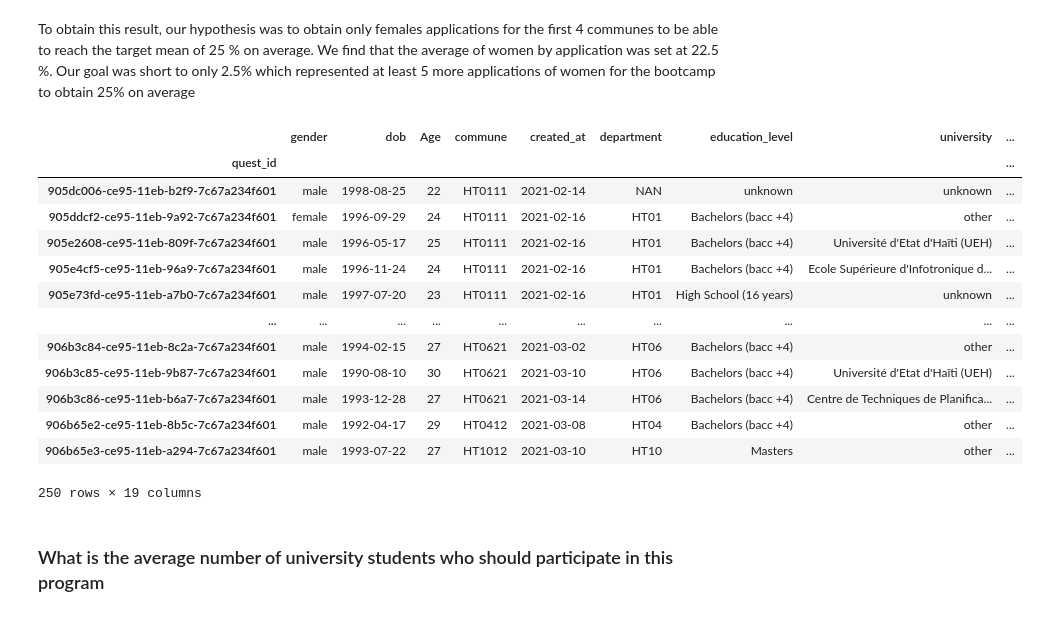
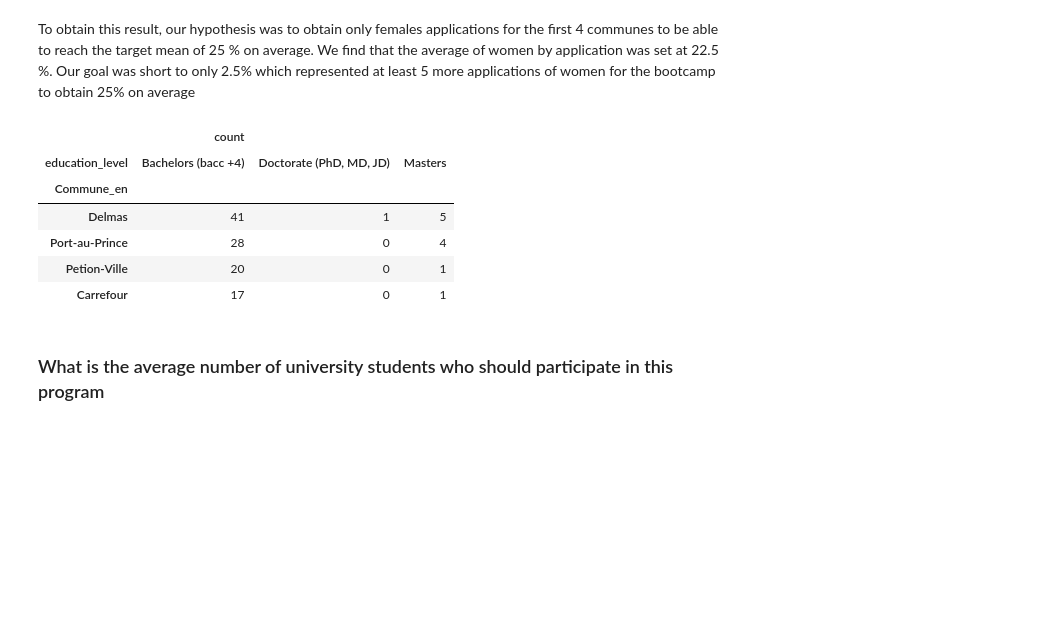
Before and after one commit to VIP509/Data-Processing-Project, a Jupyter notebook: Dataprocess1.ipynb, the cells around one changed output. Cells and saved outputs as stored; diff of their text form; code cells hidden in the pictures; blank space fills up the shorter version.

```diff
--- a/Dataprocess1.ipynb
+++ b/Dataprocess1.ipynb
@@ -346,23 +348,15 @@ The number applications of women  to obtain 25 % on average should exceed : 5.0
 To obtain this result, our hypothesis was to obtain only females applications for the first 4 communes to be able to reach the target mean of 25 % on average. We find that the average of women by application was set at 22.5 %. Our goal was short to only 2.5% which represented at least 5 more  applications of women for the bootcamp to obtain 25% on average
 # %%
 education_table = pd.pivot_table(final,'Age',index='Commune_en',columns=['education_level'],aggfunc = ['count'],fill_value=0)
-education_table.sort_values(by=('count','Bachelors (bacc +4)'),ascending = False).iloc[:4,[0,1,3]]
-final
+display(education_table.sort_values(by=('count','Bachelors (bacc +4)'),ascending = False).iloc[:4,[0,1,3]])
 # %% [output]
-|  | gender | dob | Age | commune | created_at | department | education_level | university | ... |
-| quest_id |  |  |  |  |  |  |  |  | ... |
-| 905dc006-ce95-11eb-b2f9-7c67a234f601 | male | 1998-08-25 | 22 | HT0111 | 2021-02-14 | NAN | unknown | unknown | ... |
-| 905ddcf2-ce95-11eb-9a92-7c67a234f601 | female | 1996-09-29 | 24 | HT0111 | 2021-02-16 | HT01 | Bachelors (bacc +4) | other | ... |
-| 905e2608-ce95-11eb-809f-7c67a234f601 | male | 1996-05-17 | 25 | HT0111 | 2021-02-16 | HT01 | Bachelors (bacc +4) | Université d'Etat d'Haïti (UEH) | ... |
-| 905e4cf5-ce95-11eb-96a9-7c67a234f601 | male | 1996-11-24 | 24 | HT0111 | 2021-02-16 | HT01 | Bachelors (bacc +4) | Ecole Supérieure d'Infotronique d... | ... |
-| 905e73fd-ce95-11eb-a7b0-7c67a234f601 | male | 1997-07-20 | 23 | HT0111 | 2021-02-16 | HT01 | High School (16 years) | unknown | ... |
-| ... | ... | ... | ... | ... | ... | ... | ... | ... | ... |
-| 906b3c84-ce95-11eb-8c2a-7c67a234f601 | male | 1994-02-15 | 27 | HT0621 | 2021-03-02 | HT06 | Bachelors (bacc +4) | other | ... |
-| 906b3c85-ce95-11eb-9b87-7c67a234f601 | male | 1990-08-10 | 30 | HT0621 | 2021-03-10 | HT06 | Bachelors (bacc +4) | Université d'Etat d'Haïti (UEH) | ... |
-| 906b3c86-ce95-11eb-b6a7-7c67a234f601 | male | 1993-12-28 | 27 | HT0621 | 2021-03-14 | HT06 | Bachelors (bacc +4) | Centre de Techniques de Planifica... | ... |
-| 906b65e2-ce95-11eb-8b5c-7c67a234f601 | male | 1992-04-17 | 29 | HT0412 | 2021-03-08 | HT04 | Bachelors (bacc +4) | other | ... |
-| 906b65e3-ce95-11eb-a294-7c67a234f601 | male | 1993-07-22 | 27 | HT1012 | 2021-03-10 | HT10 | Masters | other | ... |
+|  | count |  |  |
+| education_level | Bachelors (bacc +4) | Doctorate (PhD, MD, JD) | Masters |
+| Commune_en |  |  |  |
+| Delmas | 41 | 1 | 5 |
+| Port-au-Prince | 28 | 0 | 4 |
+| Petion-Ville | 20 | 0 | 1 |
+| Carrefour | 17 | 0 | 1 |
-250 rows × 19 columns
 # %% [markdown]
 ### What is the average number of university students who should participate in this program
 # %%
```
Also changed, not shown: parts of 4 cells of this notebook.
